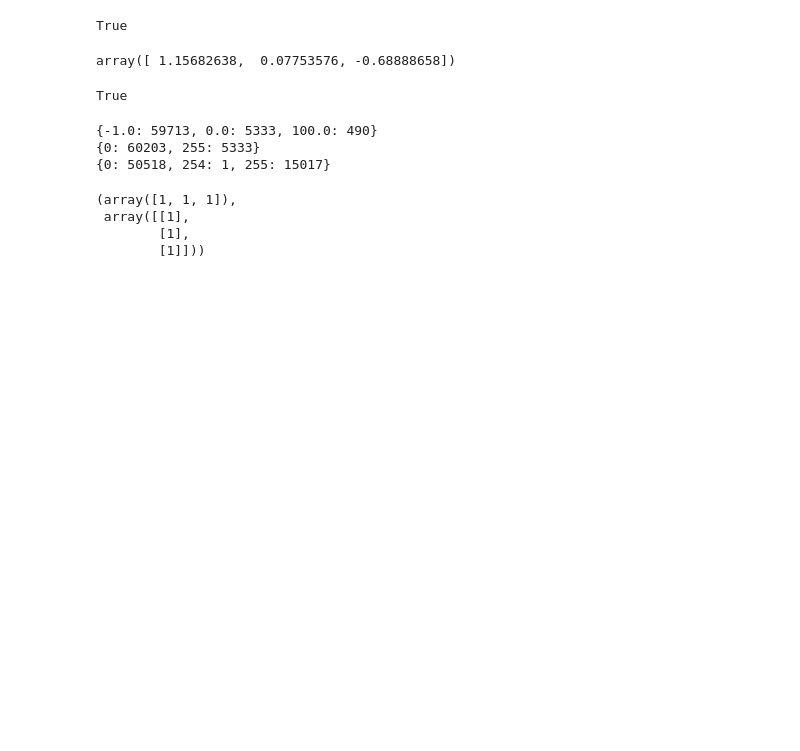
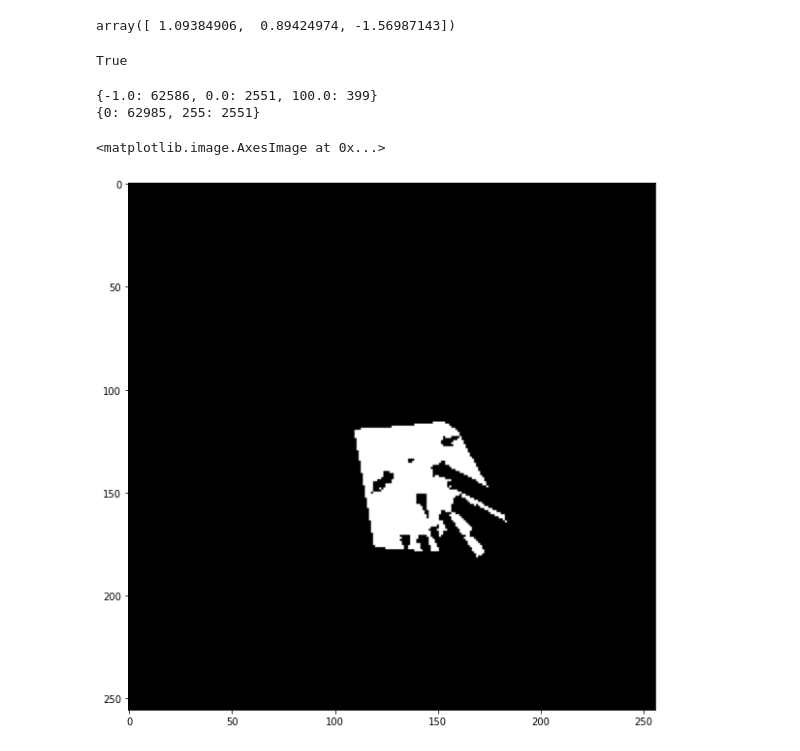
Before and after one commit to wwwshwww/task_on_nav_env, a Jupyter notebook: tameshi/robot_server_test.ipynb, the cells around one changed output. Cells and saved outputs as stored; diff of their text form; code cells hidden in the pictures; blank space fills up the shorter version.

```diff
--- a/tameshi/robot_server_test.ipynb
+++ b/tameshi/robot_server_test.ipynb
@@ -47,12 +30,12 @@ ignore_index = ignore_start + ignore_len
 rs_state_a[0] = map_size
 rs_state_a[ignore_index] = 1
 rs_state_a[ignore_index+1] = 1
-rs_state_a[ignore_index+2] = 10
+rs_state_a[ignore_index+2] = 20
 rs_state_a[ignore_index+3] = 0.4
 rs_state_a[ignore_index+4] = 0.2
 rs_state_a[ignore_index+5] = 8
-rs_state_a[ignore_index+6] = 36
-rs_state_a[ignore_index+7] = 40
+rs_state_a[ignore_index+6] = 40
+rs_state_a[ignore_index+7] = 45
 rs_state_a[ignore_index+8] = 0.8
 rs_state_a[ignore_index+9] = 0.15
 
@@ -70,17 +53,15 @@ Successfully started Robot Server at localhost:39961
    0.        ]
 # %%
 rs = copy.deepcopy(rs_state_a)
-
 rs[ignore_index] = 0
-rs[ignore_index+1] = 0
+rs[ignore_index+1] = 1
 state_msg = robot_server_pb2.State(state=rs)
 client.set_state_msg(state_msg)
+rs_state = np.array(client.get_state_msg().state)
-# %% [output]
-True
 # %%
 rs_state[map_state_len+1:map_state_len+4]
 # %% [output]
-array([ 1.15682638,  0.07753576, -0.68888658])
+array([ 1.09384906,  0.89424974, -1.56987143])
 # %%
 client.send_action([0,0,np.pi/4])
 # %% [output]
@@ -88,37 +69,25 @@ True
 # %%
 rs_state = np.array(client.get_state_msg().state)
 # %%
-from PIL import Image
+import matplotlib.pyplot as plt
+from pylab import rcParams
+
+rcParams['figure.figsize'] = 10,10
 
 arr = np.array(rs_state[1:1+map_size**2])
 unique, counts = np.unique(arr, return_counts=True)
 print(dict(zip(unique, counts)))
 
 arr[arr == 0] = 255
 arr[arr == 100] = 0
 arr[arr == -1] = 0
 arr = np.array(arr, dtype=np.uint8)
 unique, counts = np.unique(arr, return_counts=True)
 print(dict(zip(unique, counts)))
-imgg = Image.fromarray(arr.reshape((256,256)).T, 'L')
-imgg.show()
-
-ar = np.array(rs_state[2+map_size**2:1+(map_size**2)*2+1],dtype=np.uint8)
-unique, counts = np.unique(ar, return_counts=True)
-print(dict(zip(unique, counts)))
-img = Image.fromarray(ar.reshape((256,256)).T, 'L')
-img.show()
+img = arr.reshape((256,256)).T
+plt.imshow(img, cmap='gray')
 # %% [output]
-{-1.0: 59713, 0.0: 5333, 100.0: 490}
-{0: 60203, 255: 5333}
-{0: 50518, 254: 1, 255: 15017}
+{-1.0: 62586, 0.0: 2551, 100.0: 399}
+{0: 62985, 255: 2551}
+<matplotlib.image.AxesImage at 0x...>
+[figure, added]
-# %%
-import numpy as np
-
-g = np.reshape([1,1,1], (3,1))
-g.flatten(), g
-# %% [output]
-(array([1, 1, 1]),
- array([[1],
-        [1],
-        [1]]))
```
Also changed, not shown: parts of 5 cells of this notebook, 5 other files.
